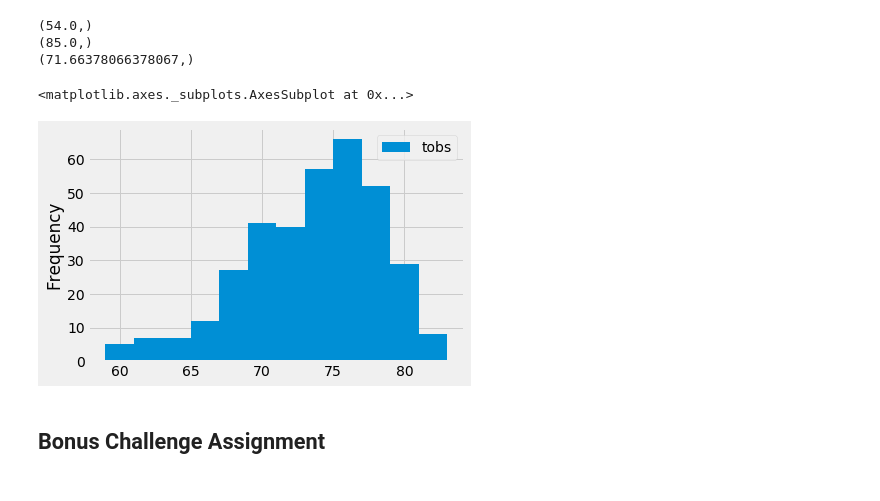
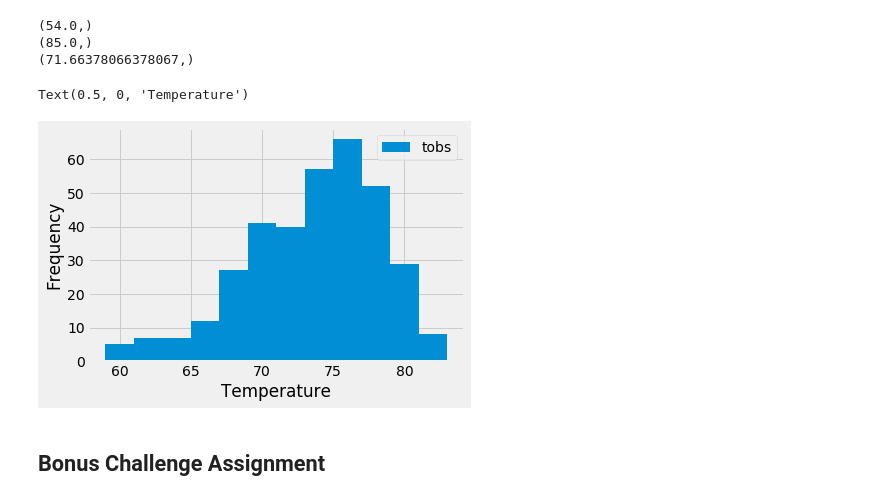
Before and after one commit to debrawu/sqlalchemy-challenge, a Jupyter notebook: climate_starter.ipynb, the cells around one changed output. Drawn from its saved outputs; the diff is of its cells as text; code cells hidden in the pictures.

Commit message:
more graph things

```diff
--- a/climate_starter.ipynb
+++ b/climate_starter.ipynb
@@ -163,21 +163,22 @@ print(average_temp.first())
 # %%
 # Choose the station with the highest number of temperature observations.
 # Query the last 12 months of temperature observation data for this station and plot the results as a histogram
 Measurement.__table__.columns.values()
 
 stations = session.query(Measurement.date, Measurement.tobs).filter(Measurement.station=='USC00519281').filter(Measurement.date>aug_23_2016).all()
 # print(stations)
 
 # dates = [station[0] for station in stations]
 
 # tobs = [int(station[1]) for station in stations]
 
 # print(dates)
 most_active = pd.DataFrame(stations)
 most_active.plot(kind='hist', bins=12)
+plt.xlabel('Temperature')
 # %% [output]
-<matplotlib.axes._subplots.AxesSubplot at 0x...>
+Text(0.5, 0, 'Temperature')
-[figure, old version]
+[figure, new version]
 # %% [markdown]
 ## Bonus Challenge Assignment
 # %%
```
